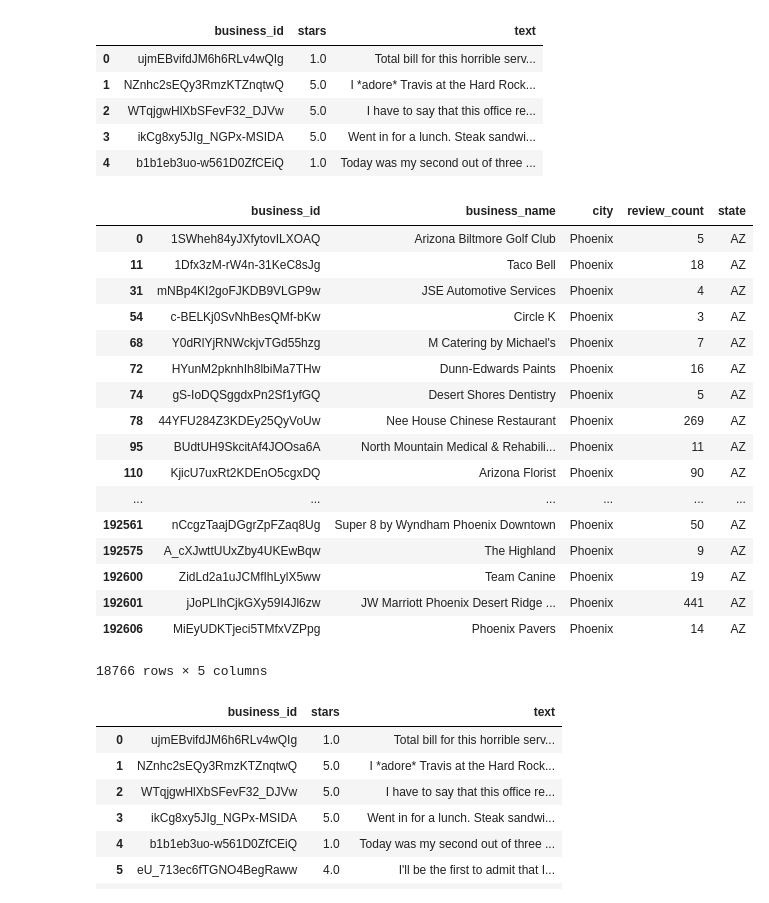
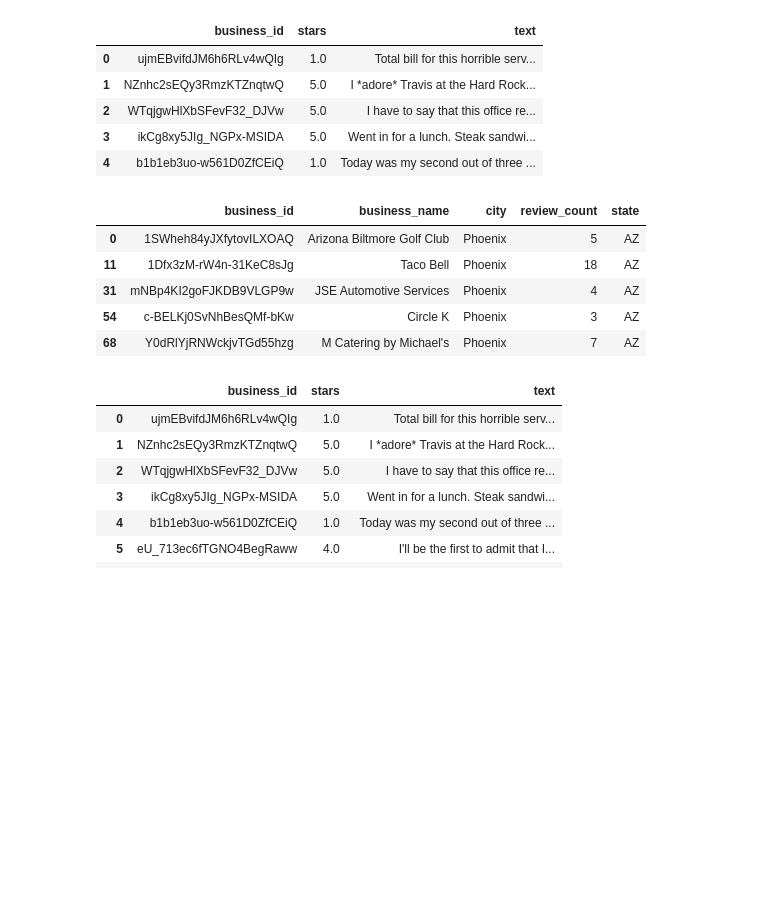
Before and after one commit to Geenort/bestaurants, a Jupyter notebook: yelp_reviews.ipynb, the cells around one changed output. Drawn from its saved outputs; the diff is of its cells as text; code cells hidden in the pictures; blank space fills up the shorter version.

```diff
--- a/yelp_reviews.ipynb
+++ b/yelp_reviews.ipynb
@@ -56,26 +47,14 @@ df = pd.DataFrame(trimmed)
 business_df = df.loc[df['state'] == 'AZ']
 business_df = df.loc[df['city'] == 'Phoenix']
 # %%
-business_df
+business_df.head()
 # %% [output]
 |  | business_id | business_name | city | review_count | state |
 | 0 | 1SWheh84yJXfytovILXOAQ | Arizona Biltmore Golf Club | Phoenix | 5 | AZ |
 | 11 | 1Dfx3zM-rW4n-31KeC8sJg | Taco Bell | Phoenix | 18 | AZ |
 | 31 | mNBp4KI2goFJKDB9VLGP9w | JSE Automotive Services | Phoenix | 4 | AZ |
 | 54 | c-BELKj0SvNhBesQMf-bKw | Circle K | Phoenix | 3 | AZ |
 | 68 | Y0dRlYjRNWckjvTGd55hzg | M Catering by Michael's | Phoenix | 7 | AZ |
-| 72 | HYunM2pknhIh8lbiMa7THw | Dunn-Edwards Paints | Phoenix | 16 | AZ |
-| 74 | gS-IoDQSggdxPn2Sf1yfGQ | Desert Shores Dentistry | Phoenix | 5 | AZ |
-| 78 | 44YFU284Z3KDEy25QyVoUw | Nee House Chinese Restaurant | Phoenix | 269 | AZ |
-| 95 | BUdtUH9SkcitAf4JOOsa6A | North Mountain Medical & Rehabili... | Phoenix | 11 | AZ |
-| 110 | KjicU7uxRt2KDEnO5cgxDQ | Arizona Florist | Phoenix | 90 | AZ |
-| ... | ... | ... | ... | ... | ... |
-| 192561 | nCcgzTaajDGgrZpFZaq8Ug | Super 8 by Wyndham Phoenix Downtown | Phoenix | 50 | AZ |
-| 192575 | A_cXJwttUUxZby4UKEwBqw | The Highland | Phoenix | 9 | AZ |
-| 192600 | ZidLd2a1uJCMfIhLylX5ww | Team Canine | Phoenix | 19 | AZ |
-| 192601 | jJoPLIhCjkGXy59I4Jl6zw | JW Marriott Phoenix Desert Ridge ... | Phoenix | 441 | AZ |
-| 192606 | MiEyUDKTjeci5TMfxVZPpg | Phoenix Pavers | Phoenix | 14 | AZ |
-18766 rows × 5 columns
 # %%
 reviews
 # %% [output]
```
Also changed, not shown: parts of 11 cells of this notebook, 3 other files.
